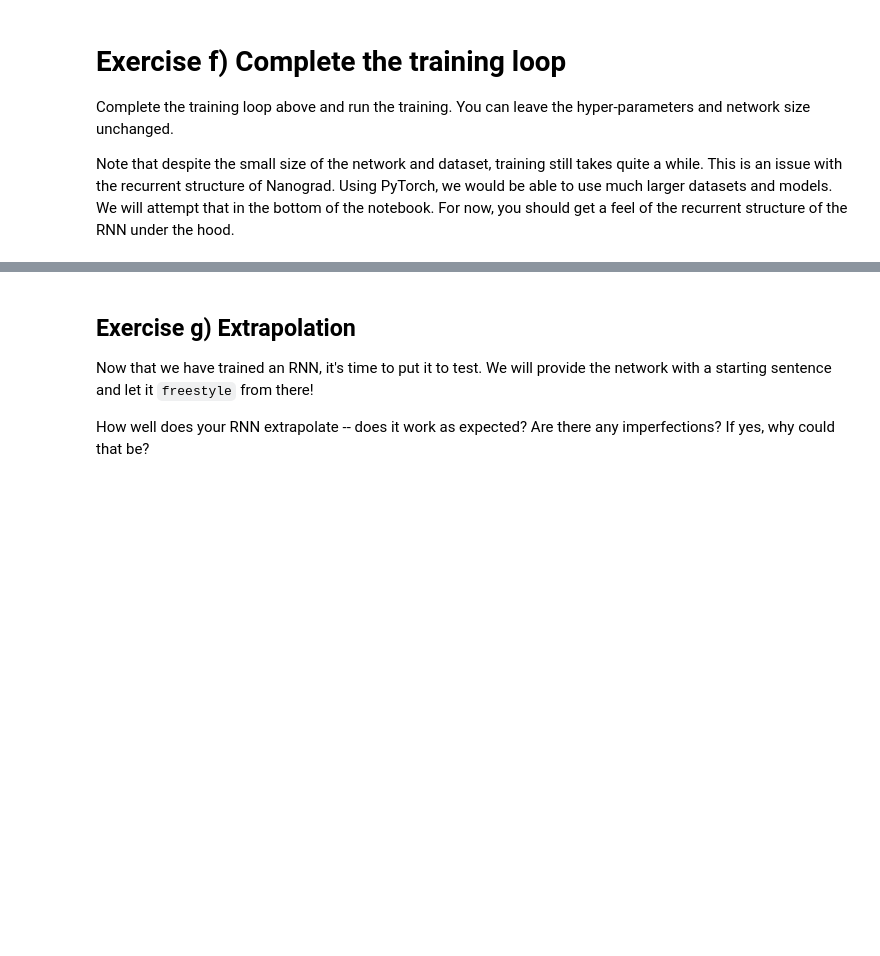
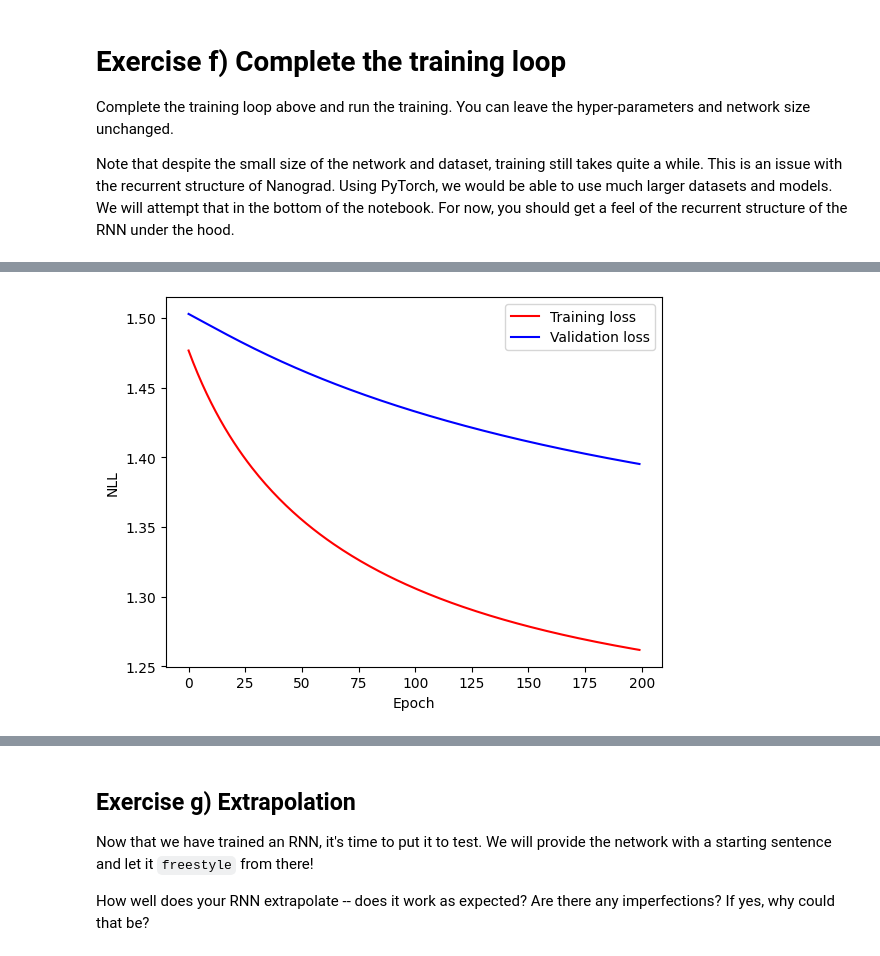
Before and after one commit to Sibor2000/DeepLearningDTU2026, a Jupyter notebook: Week5 Recurrent/5.1 Recurrent Neural Networks.ipynb, the cells around one changed output, grey strips where cells are left out. Drawn from its saved outputs; the diff is of its cells as text; code cells hidden in the pictures; blank space fills up the shorter version.

```diff
--- a/Week5 Recurrent/5.1 Recurrent Neural Networks.ipynb
+++ b/Week5 Recurrent/5.1 Recurrent Neural Networks.ipynb
@@ -897,8 +909,13 @@ batch_size = 8
 
 for e in range(EPOCHS):
     for b in range(int(np.ceil(len(encoded_training_set_x)/batch_size))):
-        # Forward pass and loss computation
-        Loss =
+        # Forward pass and loss computation - own code
+        x_batch = encoded_training_set_x[b*batch_size:(b+1)*batch_size]
+        y_batch = encoded_training_set_y[b*batch_size:(b+1)*batch_size]
+
+        output_train = forward_batch(x_batch, NN)
+
+        Loss = sequence_loss(y_batch, output_train)
 
         # Backward pass
         Loss.backward()
@@ -909,12 +926,18 @@ for e in range(EPOCHS):
 
     LR = LR * LR_DECAY
 
-    # Training loss
-    Loss =
+    # Training loss -- own code
+
+    output_train = forward_batch(encoded_training_set_x, NN)
+
+    Loss = sequence_loss(encoded_training_set_y, output_train)
     train_loss.append(Loss.v/len(encoded_training_set_y))
 
-    # Validation loss
-    Loss_validation =
+    # Validation loss -- own code
+
+    output_validation = output_train = forward_batch(encoded_validation_set_x, NN)
+
+    Loss_validation = sequence_loss(encoded_validation_set_y, output_validation)
     val_loss.append(Loss_validation.v/len(encoded_validation_set_y))
 
     if e%5==0:
@@ -932,3 +955,4 @@ plt.plot(epoch, val_loss, 'b', label='Validation loss')
 plt.legend()
 plt.xlabel('Epoch'), plt.ylabel('NLL')
 plt.show()
+# %% [output]
@@ -935,3 +976,4 @@ plt.show()
+[figure, added]
 # %%
 # Get first sentence in test set
 inputs, targets = test_set[0]
```
Also changed, not shown: parts of 9 cells of this notebook.
